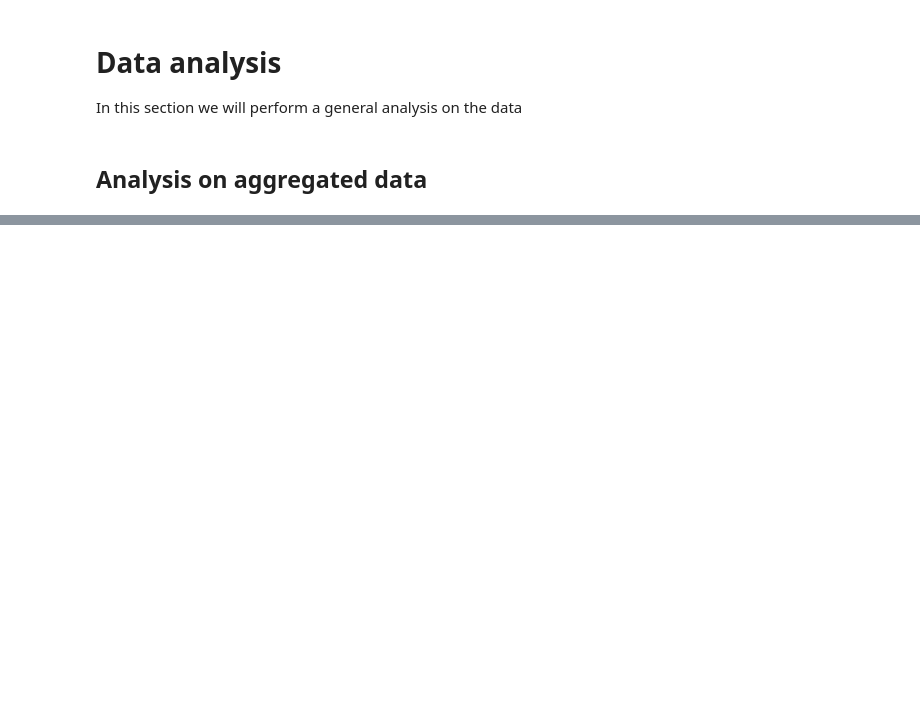
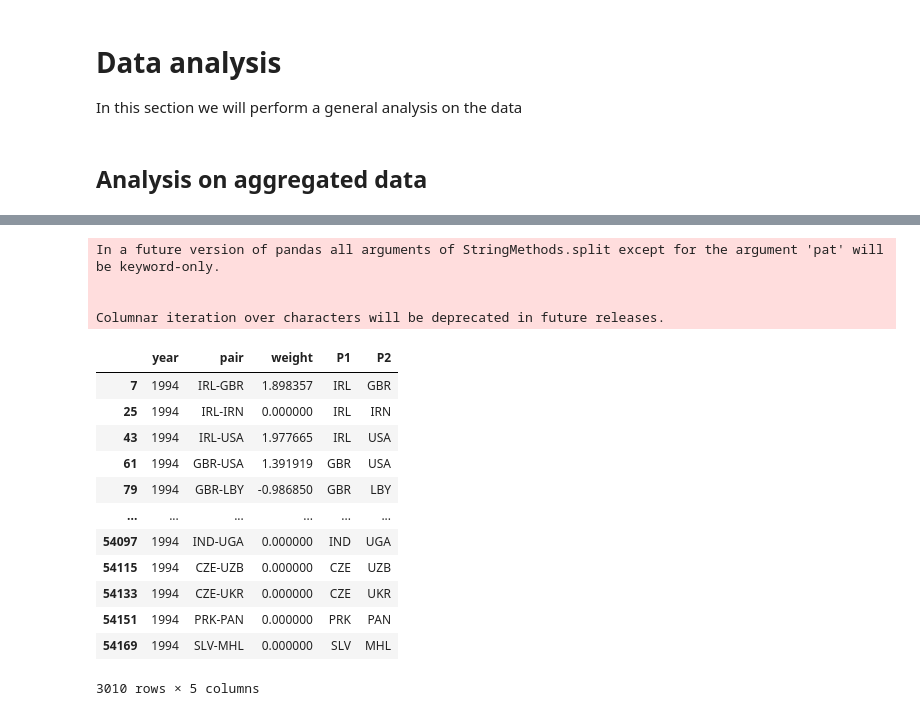
Before and after one commit to MatteoVannucchi0/Social-network-analysis-Project, a Jupyter notebook: preprocess_data.ipynb, the cells around one changed output, grey strips where cells are left out. Cells and saved outputs as stored; diff of their text form; code cells hidden in the pictures; blank space fills up the shorter version.

```diff
--- a/preprocess_data.ipynb
+++ b/preprocess_data.ipynb
@@ -63,0 +70,11 @@ aggregated_barplot(data_aggregated_source_target, 'Source-Target', 'Goldstein',
+# %%
+years = [year for year in range(1979, 2015)]
+centrality_measure = 'degree'
+map_type = 'only_negative'
+nations = {}
+for year in years:
+    graph = load_graph_for(year, map_type=map_type)
+    centrality, _  = compute_centrality(graph, centrality_measure)
+    for node, value in centrality.items():
+        nations.setdefault(node, {})
+        nations[node][year] = value
@@ -63,0 +170,27 @@ aggregated_barplot(data_aggregated_source_target, 'Source-Target', 'Goldstein',
+# %%
+# Create source target pairs
+selected_nations = ['USA', 'RUS', 'CHN', "ISR", "PSE", "AFG", "IRN", "IRQ"]
+top_k = 10
+selected_year = 1994
+df_pair_noindex_st = df_pair_noindex.copy()
+df_pair_noindex_st['P1'], df_pair_noindex_st['P2'] = df_pair_noindex['pair'].str.split('-', 1).str
+df_pair_noindex_st = df_pair_noindex_st[df_pair_noindex_st['year'] == selected_year]
+df_pair_noindex_st
+# %% [output]
+In a future version of pandas all arguments of StringMethods.split except for the argument 'pat' will be keyword-only.
+
+
+Columnar iteration over characters will be deprecated in future releases.
+|  | year | pair | weight | P1 | P2 |
+| 7 | 1994 | IRL-GBR | 1.898357 | IRL | GBR |
+| 25 | 1994 | IRL-IRN | 0.000000 | IRL | IRN |
+| 43 | 1994 | IRL-USA | 1.977665 | IRL | USA |
+| 61 | 1994 | GBR-USA | 1.391919 | GBR | USA |
+| 79 | 1994 | GBR-LBY | -0.986850 | GBR | LBY |
+| ... | ... | ... | ... | ... | ... |
+| 54097 | 1994 | IND-UGA | 0.000000 | IND | UGA |
+| 54115 | 1994 | CZE-UZB | 0.000000 | CZE | UZB |
+| 54133 | 1994 | CZE-UKR | 0.000000 | CZE | UKR |
+| 54151 | 1994 | PRK-PAN | 0.000000 | PRK | PAN |
+| 54169 | 1994 | SLV-MHL | 0.000000 | SLV | MHL |
+3010 rows × 5 columns
```
Also changed, not shown: parts of 18 cells of this notebook, 1 other file.
